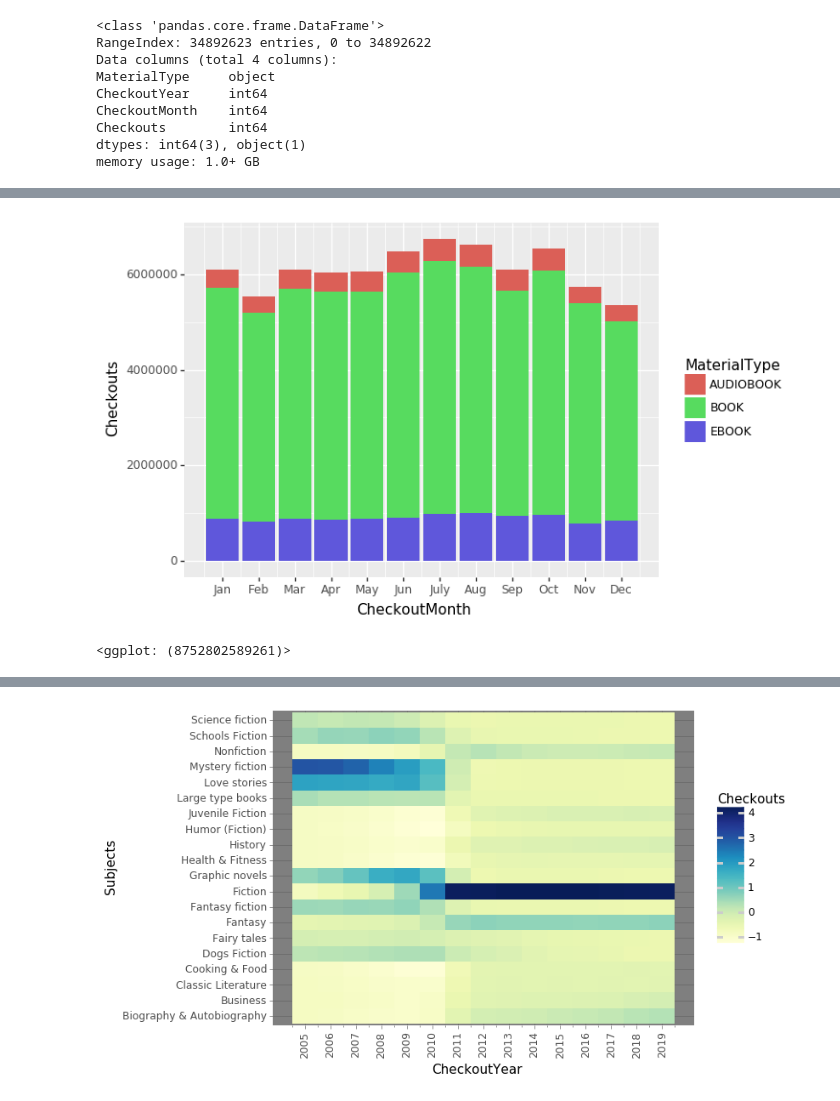
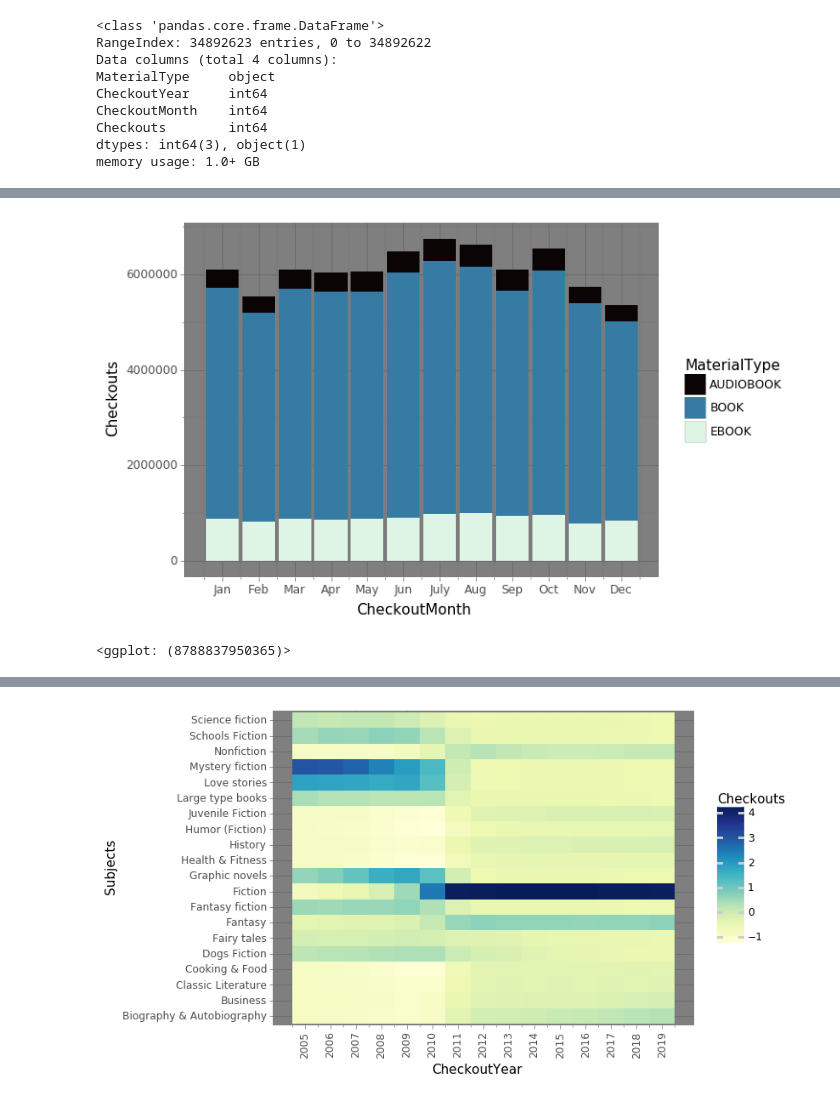
Before and after one commit to rishikanthc/Data-Stories, a Jupyter notebook: seattle-library/exploratory analysis.ipynb, the cells around one changed output, grey strips where cells are left out. Drawn from its saved outputs; the diff is of its cells as text; code cells hidden in the pictures.

Commit message:
Finished general stats

```diff
--- a/seattle-library/exploratory analysis.ipynb
+++ b/seattle-library/exploratory analysis.ipynb
@@ -112,0 +87,24 @@ df = (checkouts
+# %%
+rcParams['figure.figsize'] = 12,10
+rcParams['savefig.transparent'] = True
+rcParams["legend.fontsize"] = 18
+# rcParams["legend.textcolor"] = 'white'
+sns.set(rc={'axes.facecolor':'gray', 'figure.facecolor':'gray', 'axes.grid': False})
+# fig.patch.set_alpha(0.0)
+xtick_labs = ['Jan', 'Feb', 'Mar', 'Apr', 'May', 'Jun', 'July', 'Aug', 'Sep', 'Oct', 'Nov', 'Dec']
+# sns.set_style('darkgrid')
+sns.axes_style({'font.color':'white', 'ytick.color':'white',
+                        'ytick.label.color': 'white',
+                       })
+year_vs_month = sns.heatmap(df, xticklabels=['Jan', 'Feb', 'Mar', 'Apr', 'May', 'Jun',
+                                             'July', 'Aug', 'Sep', 'Oct', 'Nov', 'Dec'])
+# year_vs_month.set_xticks(ticks=)
+year_vs_month.set_yticklabels(range(2005,2020), fontdict={'fontsize':15, 'color': 'white'}, rotation="horizontal")
+year_vs_month.set_xticklabels(xtick_labs, fontdict={'fontsize':15, 'color': 'white'}, rotation="horizontal")
+year_vs_month.set_ylabel("Year", fontdict={'color': 'white', 'fontsize': 18})
+year_vs_month.set_xlabel("Month", fontdict={'color': 'white', 'fontsize': 18})
+year_vs_month.legend({'font.color':'white'})
+
+fig = year_vs_month.get_figure()
+# fig.savefig('/home/rishi/Projects/Personal-Website/static/images/year_vs_month.png')
+sns.despine()
@@ -120,12 +120,15 @@ df = (checkouts[filt1 | filt2 | filt3]
       .agg({'Checkouts': 'sum'})
      )
 # %%
-(ggplot(df)
- + aes('CheckoutMonth', 'Checkouts', fill='MaterialType')
- + geom_bar(stat='identity')
- + scale_x_continuous(breaks=range(1,13), labels=['Jan', 'Feb', 'Mar', 'Apr', 'May', 'Jun',
-                                                  'July', 'Aug', 'Sep', 'Oct', 'Nov', 'Dec'])
+g = (ggplot(df)
+     + aes('CheckoutMonth', 'Checkouts', fill='MaterialType')
+     + geom_bar(stat='identity')
+     + scale_fill_cmap_d('mako')
+     + scale_x_continuous(breaks=range(1,13), labels=['Jan', 'Feb', 'Mar', 'Apr', 'May', 'Jun',
+                                                      'July', 'Aug', 'Sep', 'Oct', 'Nov', 'Dec'])
+     + theme_dark()
 )
+g
 # %% [output]
-[figure, old version]
+[figure, new version]
-<ggplot: (8752802589261)>
+<ggplot: (8788837950365)>
```
Also changed, not shown: parts of 41 cells of this notebook.
